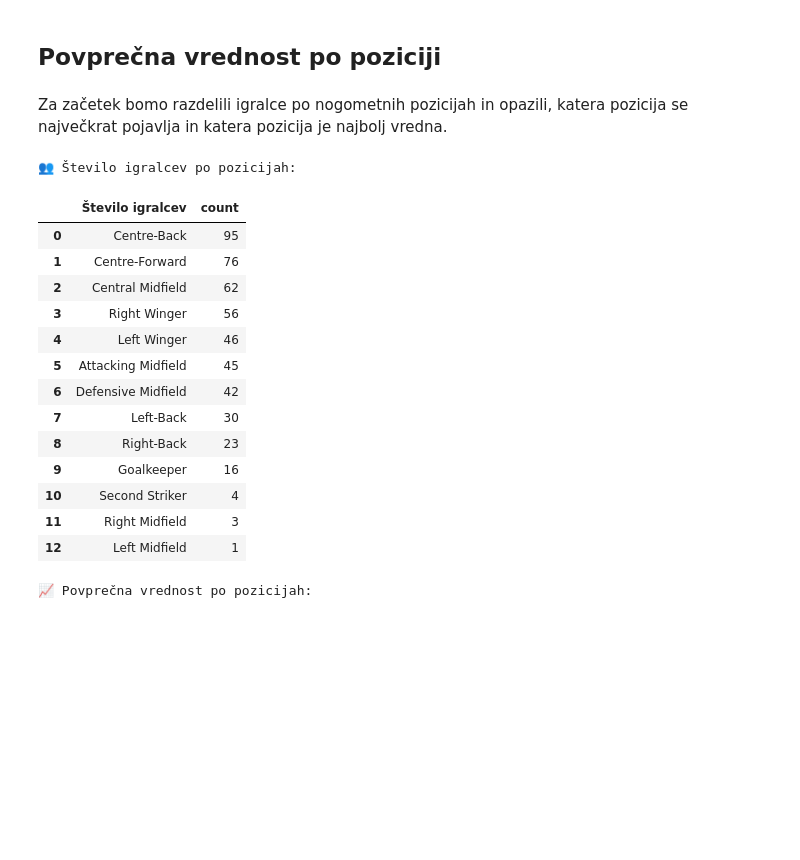
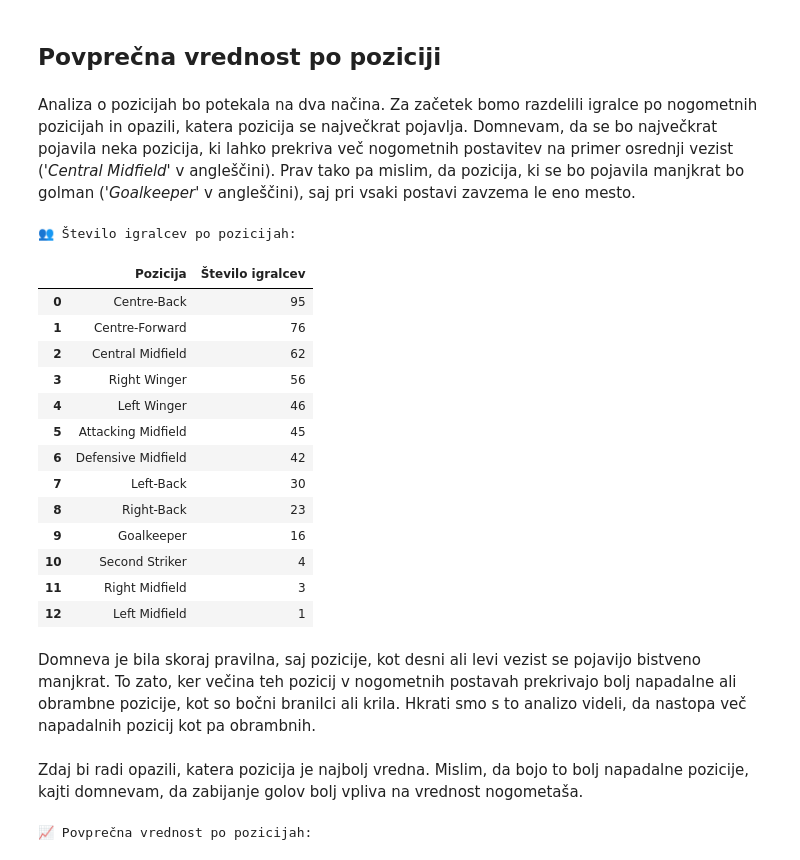
Before and after one commit to RiccardoLucerna/UVP-projektna, a Jupyter notebook: analiza_podatkov.ipynb, the cells around one changed output. Drawn from its saved outputs; the diff is of its cells as text; code cells hidden in the pictures; blank space fills up the shorter version.

```diff
--- a/analiza_podatkov.ipynb
+++ b/analiza_podatkov.ipynb
@@ -37,21 +38,22 @@ top10[['ime', 'stevilna_cena_eur', 'pozicija', 'drzava_1']]
 # %% [markdown]
 ## Povprečna vrednost po poziciji
 # %% [markdown]
-Za začetek bomo razdelili igralce po nogometnih pozicijah in opazili, katera pozicija se največkrat pojavlja in katera pozicija je najbolj vredna.
+Analiza o pozicijah bo potekala na dva načina. Za začetek bomo razdelili igralce po nogometnih pozicijah in opazili, katera pozicija se največkrat pojavlja. Domnevam, da se bo največkrat pojavila neka pozicija, ki lahko prekriva več nogometnih postavitev na primer osrednji vezist (*'Central Midfield'* v angleščini). Prav tako pa mislim, da pozicija, ki se bo pojavila manjkrat bo golman (*'Goalkeeper'* v angleščini), saj pri vsaki postavi zavzema le eno mesto.
 # %%
 # Sešteje igralce po pozicijah
 igralci_po_pozicijah = (
     osnovni_podatki['pozicija']
     .value_counts()
     .reset_index()
-    .rename(columns={"index": "Pozicija", "pozicija": "Število igralcev"})
 )
+
+igralci_po_pozicijah.columns = ["Pozicija", "Število igralcev"]
 
 print("👥 Število igralcev po pozicijah:")
 igralci_po_pozicijah
 # %% [output]
 👥 Število igralcev po pozicijah:
-|  | Število igralcev | count |
+|  | Pozicija | Število igralcev |
 | 0 | Centre-Back | 95 |
 | 1 | Centre-Forward | 76 |
 | 2 | Central Midfield | 62 |
@@ -65,6 +67,10 @@ igralci_po_pozicijah
 | 10 | Second Striker | 4 |
 | 11 | Right Midfield | 3 |
 | 12 | Left Midfield | 1 |
+# %% [markdown]
+Domneva je bila skoraj pravilna, saj pozicije, kot desni ali levi vezist se pojavijo bistveno manjkrat. To zato, ker večina teh pozicij v nogometnih postavah prekrivajo bolj napadalne ali obrambne pozicije, kot so bočni branilci ali krila. Hkrati smo s to analizo videli, da nastopa več napadalnih pozicij kot pa obrambnih.
+# %% [markdown]
+Zdaj bi radi opazili, katera pozicija je najbolj vredna. Mislim, da bojo to bolj napadalne pozicije, kajti domnevam, da zabijanje golov bolj vpliva na vrednost nogometaša.
 # %%
 if osnovni_podatki['stevilna_cena_eur'].median() > 1e8:
     osnovni_podatki['stevilna_cena_eur'] = osnovni_podatki['stevilna_cena_eur'] / 100
```
Also changed, not shown: parts of 5 cells of this notebook.
